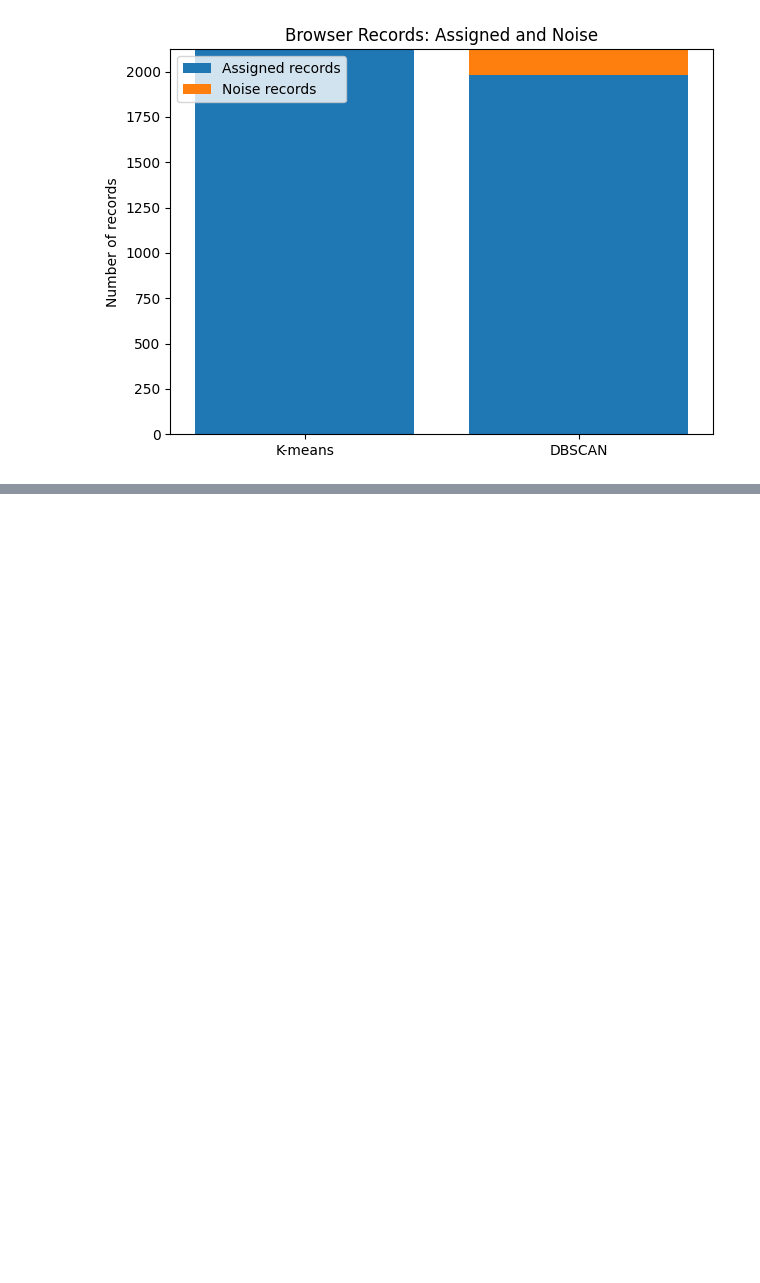
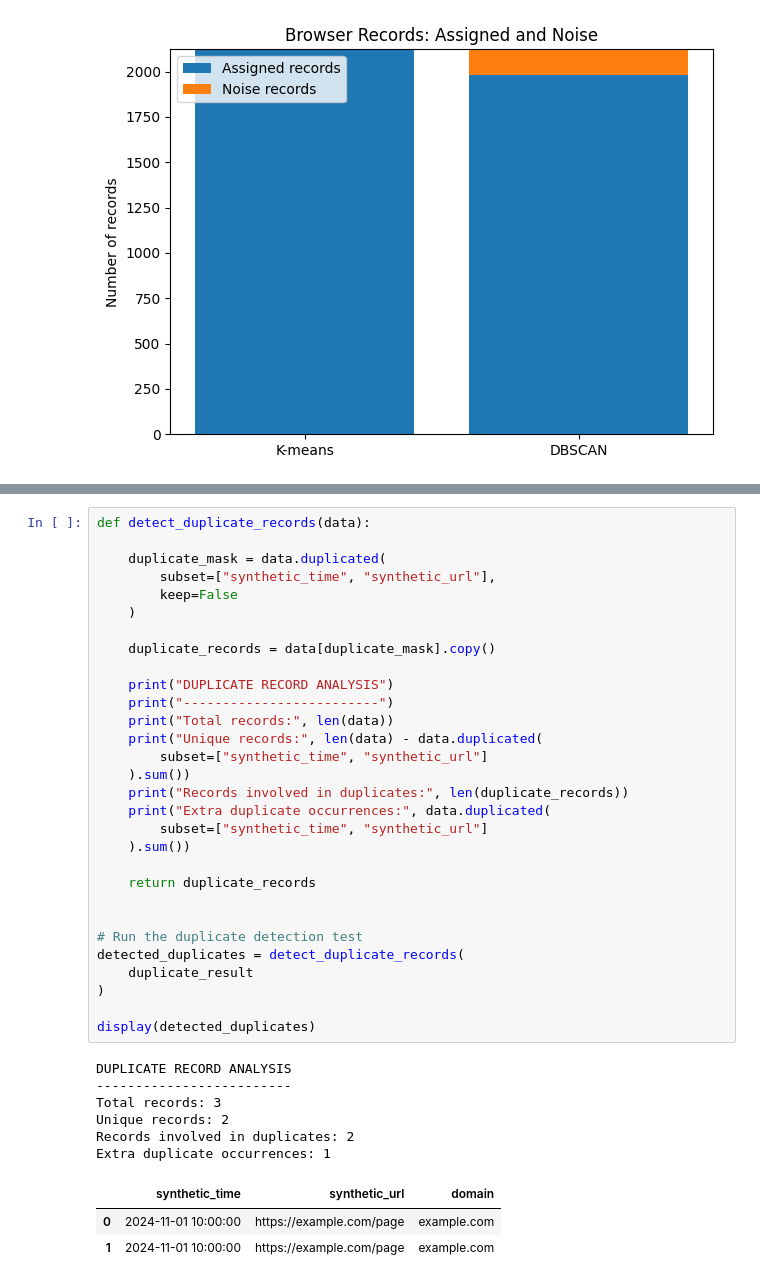
Before and after one commit to asl0180/-my-first-website, a Jupyter notebook: UntitBrowser_Artefact_clusteringled6.ipynb, the cells around one changed output, grey strips where cells are left out. Saved outputs shown, nothing was run; the diff lists cells and outputs as text; blank space fills up the shorter version.

```diff
--- a/UntitBrowser_Artefact_clusteringled6.ipynb
+++ b/UntitBrowser_Artefact_clusteringled6.ipynb
@@ -2535,0 +2635,40 @@ plt.show()
+# %%
+def detect_duplicate_records(data):
+
+    duplicate_mask = data.duplicated(
+        subset=["synthetic_time", "synthetic_url"],
+        keep=False
+    )
+
+    duplicate_records = data[duplicate_mask].copy()
+
+    print("DUPLICATE RECORD ANALYSIS")
+    print("-------------------------")
+    print("Total records:", len(data))
+    print("Unique records:", len(data) - data.duplicated(
+        subset=["synthetic_time", "synthetic_url"]
+    ).sum())
+    print("Records involved in duplicates:", len(duplicate_records))
+    print("Extra duplicate occurrences:", data.duplicated(
+        subset=["synthetic_time", "synthetic_url"]
+    ).sum())
+
+    return duplicate_records
+
+
+# Run the duplicate detection test
+detected_duplicates = detect_duplicate_records(
+    duplicate_result
+)
+
+display(detected_duplicates)
+# %% [output]
+DUPLICATE RECORD ANALYSIS
+-------------------------
+Total records: 3
+Unique records: 2
+Records involved in duplicates: 2
+Extra duplicate occurrences: 1
+|  | synthetic_time | synthetic_url | domain |
+| 0 | 2024-11-01 10:00:00 | https://example.com/page | example.com |
+| 1 | 2024-11-01 10:00:00 | https://example.com/page | example.com |
```
Also changed, not shown: parts of 10 cells of this notebook.
